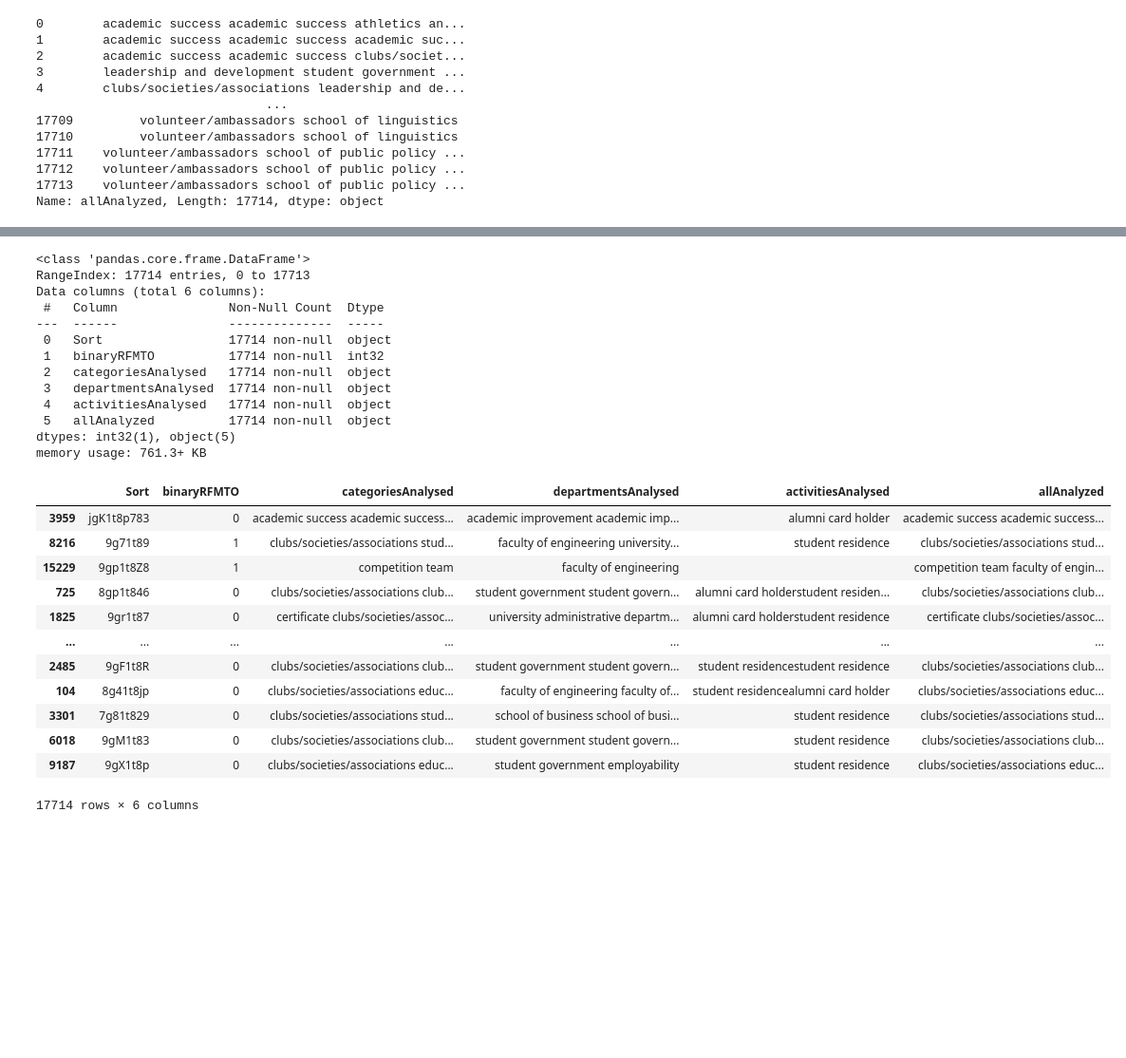
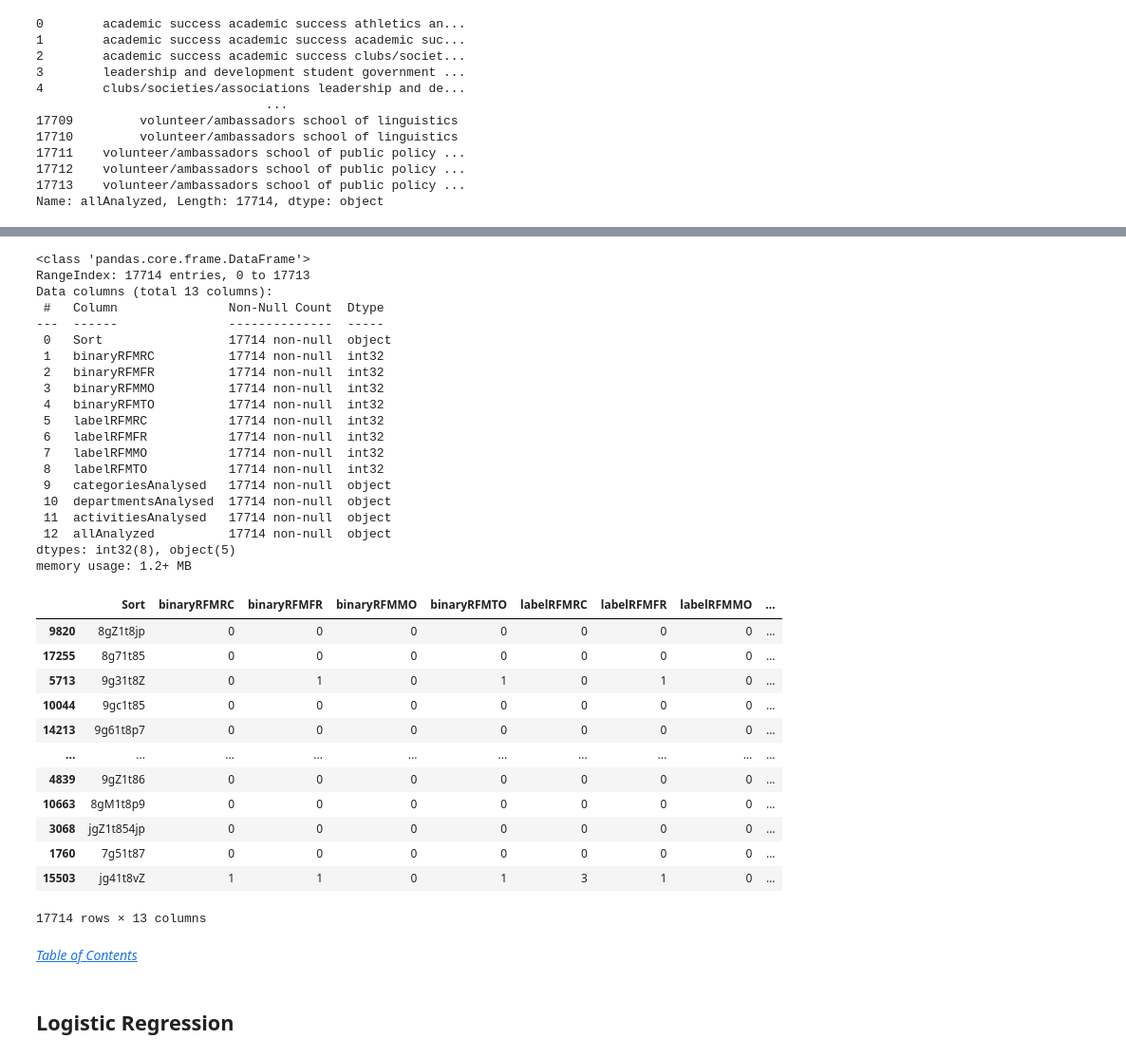
Before and after one commit to brianvansteen/cocurricularClassification, a Jupyter notebook: cocurricularClassification.ipynb, the cells around one changed output, grey strips where cells are left out. Shown at 95% size. Drawn from its saved outputs; the diff is of its cells as text; code cells hidden in the pictures; blank space fills up the shorter version.

Commit message:
completed Logistic Regression, start of Decision Tree

```diff
--- a/cocurricularClassification.ipynb
+++ b/cocurricularClassification.ipynb
@@ -466,7 +454,12 @@ def update(row):
-# %%
-studentDataset['binaryRFMTO'] = studentDataset.apply(update, axis=1)
-# %%
-studentDataset['binaryRFMTO'] = studentDataset['binaryRFMTO'].astype("int")
+# %%
+studentDataset['binaryRFMRC'] = np.select([studentDataset['RFMRC'] < 10], [0], 1).astype('int')
+studentDataset['binaryRFMFR'] = np.select([studentDataset['RFMFR'] < 10], [0], 1).astype('int')
+studentDataset['binaryRFMMO'] = np.select([studentDataset['RFMMO'] < 10], [0], 1).astype('int')
+studentDataset['binaryRFMTO'] = np.select([studentDataset['RFMTO'] < 10], [0], 1).astype('int')
+studentDataset['labelRFMRC'] = np.select([studentDataset['RFMRC'] < 5, studentDataset['RFMRC'].between(5, 10), studentDataset['RFMRC'].between(10, 14)], [0, 1, 2], 3)
+studentDataset['labelRFMFR'] = np.select([studentDataset['RFMFR'] < 5, studentDataset['RFMFR'].between(5, 10), studentDataset['RFMFR'].between(10, 15), studentDataset['RFMFR'].between(15, 20)], [0, 1, 2, 3], 4).astype('int')
+studentDataset['labelRFMMO'] = np.select([studentDataset['RFMMO'] < 10, studentDataset['RFMMO'].between(10, 20), studentDataset['RFMMO'].between(20, 30), studentDataset['RFMMO'].between(30, 40)], [0, 1, 2, 3], 4).astype('int')
+studentDataset['labelRFMTO'] = np.select([studentDataset['RFMTO'] < 10, studentDataset['RFMTO'].between(10, 20), studentDataset['RFMTO'].between(20, 30), studentDataset['RFMTO'].between(30, 40)], [0, 1, 2, 3], 4).astype('int')
 # %%
 studentDataset.head()
 # %% [output]
@@ -533,4 +526,4 @@ studentDataset.sample(frac=1) # shuffle dataset
 # %%
 # create new dataframe with necessary columns for classification analyses
-studentClassification = studentDataset[['Sort', 'binaryRFMTO', 'categoriesAnalysed', 'departmentsAnalysed', 'activitiesAnalysed', 'allAnalyzed']].copy()
+logregClassification = studentDataset[['Sort', 'binaryRFMRC', 'binaryRFMFR', 'binaryRFMMO', 'binaryRFMTO', 'labelRFMRC', 'labelRFMFR', 'labelRFMMO', 'labelRFMTO', 'categoriesAnalysed', 'departmentsAnalysed', 'activitiesAnalysed', 'allAnalyzed']].copy()
 # %%
@@ -545,33 +538,45 @@ studentClassification.head()
 # %%
-studentClassification.info()
+logregClassification.info()
 # %% [output]
 <class 'pandas.core.frame.DataFrame'>
 RangeIndex: 17714 entries, 0 to 17713
-Data columns (total 6 columns):
+Data columns (total 13 columns):
  #   Column               Non-Null Count  Dtype
 ---  ------               --------------  -----
  0   Sort                 17714 non-null  object
- 1   binaryRFMTO          17714 non-null  int32
- 2   categoriesAnalysed   17714 non-null  object
- 3   departmentsAnalysed  17714 non-null  object
- 4   activitiesAnalysed   17714 non-null  object
- 5   allAnalyzed          17714 non-null  object
-dtypes: int32(1), object(5)
-memory usage: 761.3+ KB
+ 1   binaryRFMRC          17714 non-null  int32
+ 2   binaryRFMFR          17714 non-null  int32
+ 3   binaryRFMMO          17714 non-null  int32
+ 4   binaryRFMTO          17714 non-null  int32
+ 5   labelRFMRC           17714 non-null  int32
+ 6   labelRFMFR           17714 non-null  int32
+ 7   labelRFMMO           17714 non-null  int32
+ 8   labelRFMTO           17714 non-null  int32
+ 9   categoriesAnalysed   17714 non-null  object
+ 10  departmentsAnalysed  17714 non-null  object
+ 11  activitiesAnalysed   17714 non-null  object
+ 12  allAnalyzed          17714 non-null  object
+dtypes: int32(8), object(5)
+memory usage: 1.2+ MB
 # %%
-studentClassification.sample(frac=1)
+logregClassification.sample(frac=1)
 # %% [output]
-|  | Sort | binaryRFMTO | categoriesAnalysed | departmentsAnalysed | activitiesAnalysed | allAnalyzed |
-| 3959 | jgK1t8p783 | 0 | academic success academic success... | academic improvement academic imp... | alumni card holder | academic success academic success... |
-| 8216 | 9g71t89 | 1 | clubs/societies/associations stud... | faculty of engineering university... | student residence | clubs/societies/associations stud... |
-| 15229 | 9gp1t8Z8 | 1 | competition team | faculty of engineering |  | competition team faculty of engin... |
-| 725 | 8gp1t846 | 0 | clubs/societies/associations club... | student government student govern... | alumni card holderstudent residen... | clubs/societies/associations club... |
-| 1825 | 9gr1t87 | 0 | certificate clubs/societies/assoc... | university administrative departm... | alumni card holderstudent residence | certificate clubs/societies/assoc... |
-| ... | ... | ... | ... | ... | ... | ... |
-| 2485 | 9gF1t8R | 0 | clubs/societies/associations club... | student government student govern... | student residencestudent residence | clubs/societies/associations club... |
-| 104 | 8g41t8jp | 0 | clubs/societies/associations educ... | faculty of engineering faculty of... | student residencealumni card holder | clubs/societies/associations educ... |
-| 3301 | 7g81t829 | 0 | clubs/societies/associations stud... | school of business school of busi... | student residence | clubs/societies/associations stud... |
-| 6018 | 9gM1t83 | 0 | clubs/societies/associations club... | student government student govern... | student residence | clubs/societies/associations club... |
-| 9187 | 9gX1t8p | 0 | clubs/societies/associations educ... | student government employability | student residence | clubs/societies/associations educ... |
+|  | Sort | binaryRFMRC | binaryRFMFR | binaryRFMMO | binaryRFMTO | labelRFMRC | labelRFMFR | labelRFMMO | ... |
+| 9820 | 8gZ1t8jp | 0 | 0 | 0 | 0 | 0 | 0 | 0 | ... |
+| 17255 | 8g71t85 | 0 | 0 | 0 | 0 | 0 | 0 | 0 | ... |
+| 5713 | 9g31t8Z | 0 | 1 | 0 | 1 | 0 | 1 | 0 | ... |
+| 10044 | 9gc1t85 | 0 | 0 | 0 | 0 | 0 | 0 | 0 | ... |
+| 14213 | 9g61t8p7 | 0 | 0 | 0 | 0 | 0 | 0 | 0 | ... |
+| ... | ... | ... | ... | ... | ... | ... | ... | ... | ... |
+| 4839 | 9gZ1t86 | 0 | 0 | 0 | 0 | 0 | 0 | 0 | ... |
+| 10663 | 8gM1t8p9 | 0 | 0 | 0 | 0 | 0 | 0 | 0 | ... |
+| 3068 | jgZ1t854jp | 0 | 0 | 0 | 0 | 0 | 0 | 0 | ... |
+| 1760 | 7g51t87 | 0 | 0 | 0 | 0 | 0 | 0 | 0 | ... |
+| 15503 | jg41t8vZ | 1 | 1 | 0 | 1 | 3 | 1 | 0 | ... |
-17714 rows × 6 columns
+17714 rows × 13 columns
+# %% [markdown]
+_[Table of Contents](#toc)_
+# %% [markdown]
+<a id='logreg'></a>
+## Logistic Regression
 # %%
```
Also changed, not shown: parts of 58 cells of this notebook.
